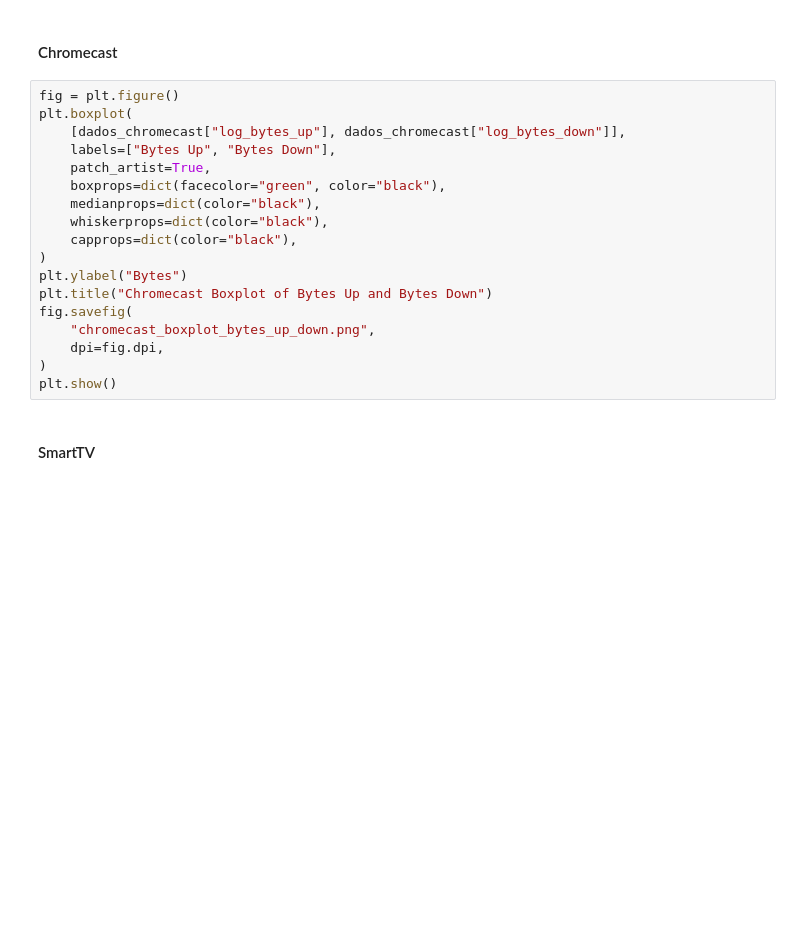
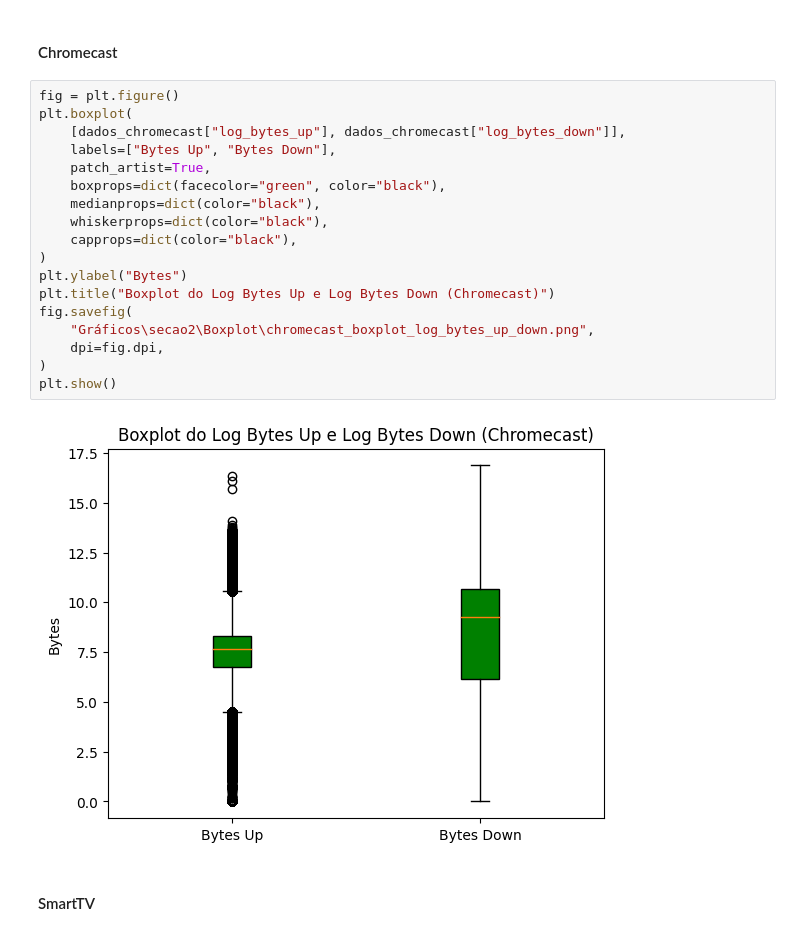
Before and after one commit to antonnyvictor18/Probest, a Jupyter notebook: Probest.ipynb, the cells around one changed output. Cells and saved outputs as stored; diff of their text form; blank space fills up the shorter version.

```diff
--- a/Probest.ipynb
+++ b/Probest.ipynb
@@ -248,21 +248,23 @@ plt.show()
 # %%
 fig = plt.figure()
 plt.boxplot(
     [dados_chromecast["log_bytes_up"], dados_chromecast["log_bytes_down"]],
     labels=["Bytes Up", "Bytes Down"],
     patch_artist=True,
     boxprops=dict(facecolor="green", color="black"),
     medianprops=dict(color="black"),
     whiskerprops=dict(color="black"),
     capprops=dict(color="black"),
 )
 plt.ylabel("Bytes")
-plt.title("Chromecast Boxplot of Bytes Up and Bytes Down")
+plt.title("Boxplot do Log Bytes Up e Log Bytes Down (Chromecast)")
 fig.savefig(
-    "chromecast_boxplot_bytes_up_down.png",
+    "Gráficos\secao2\Boxplot\chromecast_boxplot_log_bytes_up_down.png",
     dpi=fig.dpi,
 )
 plt.show()
+# %% [output]
+[figure, added]
 # %% [markdown]
 #### SmartTV
 # %%
```
Also changed, not shown: parts of 39 cells of this notebook.
